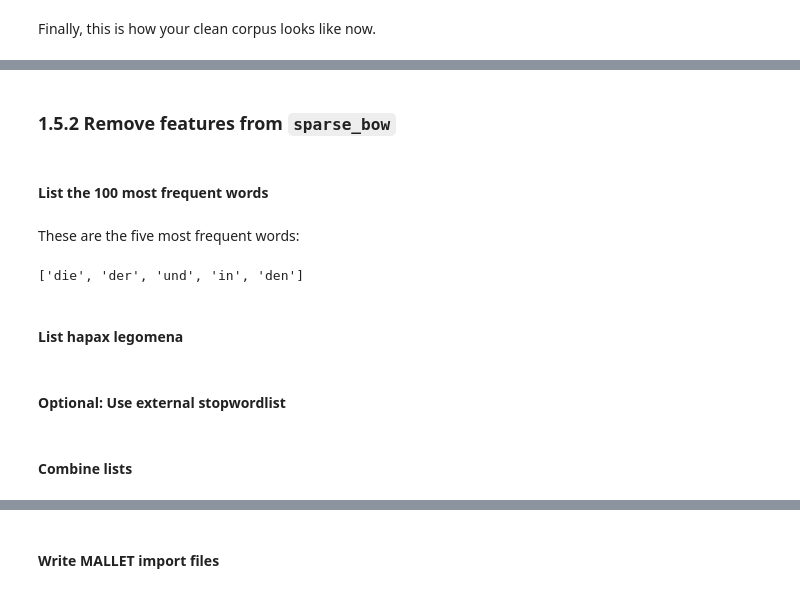
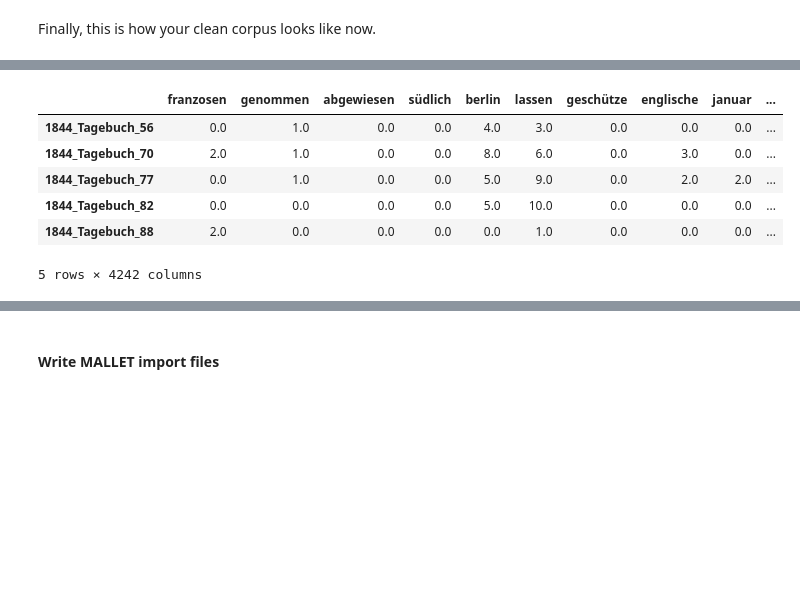
Before and after one commit to pielstroem/Topics, a Jupyter notebook: IntroducingMallet.ipynb, the cells around one changed output, grey strips where cells are left out. Saved outputs shown, nothing was run; the diff lists cells and outputs as text; code cells hidden in the pictures; blank space fills up the shorter version.

```diff
--- a/IntroducingMallet.ipynb
+++ b/IntroducingMallet.ipynb
@@ -234,7 +155,7 @@ In topic modeling, it is often usefull (if not vital) to remove some types befor
 # %% [markdown]
 #### List the 100 most frequent words
 # %%
-mfw100 = preprocessing.find_stopwords(doc_terms, 100)
+stopwords = preprocessing.find_stopwords(document_term_matrix, most_frequent_tokens=100)
 # %% [markdown]
 These are the five most frequent words:
 # %%
@@ -247,0 +167,4 @@ hapax_list = preprocessing.find_hapax(doc_terms)
+# %%
+hapax_legomena = preprocessing.find_hapax_legomena(document_term_matrix)
+print("Total number of types in corpus:", document_term_matrix.shape[1])
+print("Total number of hapax legomena:", len(hapax_legomena))
@@ -249,7 +175,6 @@ hapax_list = preprocessing.find_hapax(doc_terms)
 #### Optional: Use external stopwordlist
 # %%
 path_to_stopwordlist = "tutorial_supplementals/stopwords/de.txt"
-
-extern_stopwords = [line.strip() for line in open(path_to_stopwordlist, 'r')]
+external_stopwords = [line.strip() for line in open(path_to_stopwordlist, 'r', encoding='utf-8')]
 # %% [markdown]
 #### Combine lists and remove content from `doc_term_matrix`
@@ -259,2 +181,5 @@ doc_terms = preprocessing.remove_features_from_df(doc_terms, features)
+# %%
+features = stopwords + hapax_legomena + external_stopwords
+document_term_matrix = preprocessing.remove_features(features, document_term_matrix=document_term_matrix)
 # %% [markdown]
 Finally, this is how your clean corpus looks like now.
@@ -282,4 +185,0 @@ doc_terms
-# %% [markdown]
-### 1.5.2 Remove features from `sparse_bow`
-# %% [markdown]
-#### List the 100 most frequent words
@@ -288,8 +186,10 @@ mfw100 = preprocessing.find_stopwords(sparse_bow, 100, id_types)
-# %% [markdown]
-These are the five most frequent words:
 # %%
-mfw100[:5]
+document_term_matrix[:5]
 # %% [output]
+|  | franzosen | genommen | abgewiesen | südlich | berlin | lassen | geschütze | englische | januar | ... |
+| 1844_Tagebuch_56 | 0.0 | 1.0 | 0.0 | 0.0 | 4.0 | 3.0 | 0.0 | 0.0 | 0.0 | ... |
+| 1844_Tagebuch_70 | 2.0 | 1.0 | 0.0 | 0.0 | 8.0 | 6.0 | 0.0 | 3.0 | 0.0 | ... |
+| 1844_Tagebuch_77 | 0.0 | 1.0 | 0.0 | 0.0 | 5.0 | 9.0 | 0.0 | 2.0 | 2.0 | ... |
+| 1844_Tagebuch_82 | 0.0 | 0.0 | 0.0 | 0.0 | 5.0 | 10.0 | 0.0 | 0.0 | 0.0 | ... |
+| 1844_Tagebuch_88 | 2.0 | 0.0 | 0.0 | 0.0 | 0.0 | 1.0 | 0.0 | 0.0 | 0.0 | ... |
-['die', 'der', 'und', 'in', 'den']
+5 rows × 4242 columns
-# %% [markdown]
-#### List hapax legomena
@@ -298,2 +195,0 @@ hapax_list = preprocessing.find_hapax(sparse_bow, id_types)
-# %% [markdown]
-#### Optional: Use external stopwordlist
@@ -304,2 +195,0 @@ extern_stopwords = [line.strip() for line in open(path_to_stopwordlist, 'r')]
-# %% [markdown]
-#### Combine lists
```
Also changed, not shown: parts of 63 cells of this notebook.
